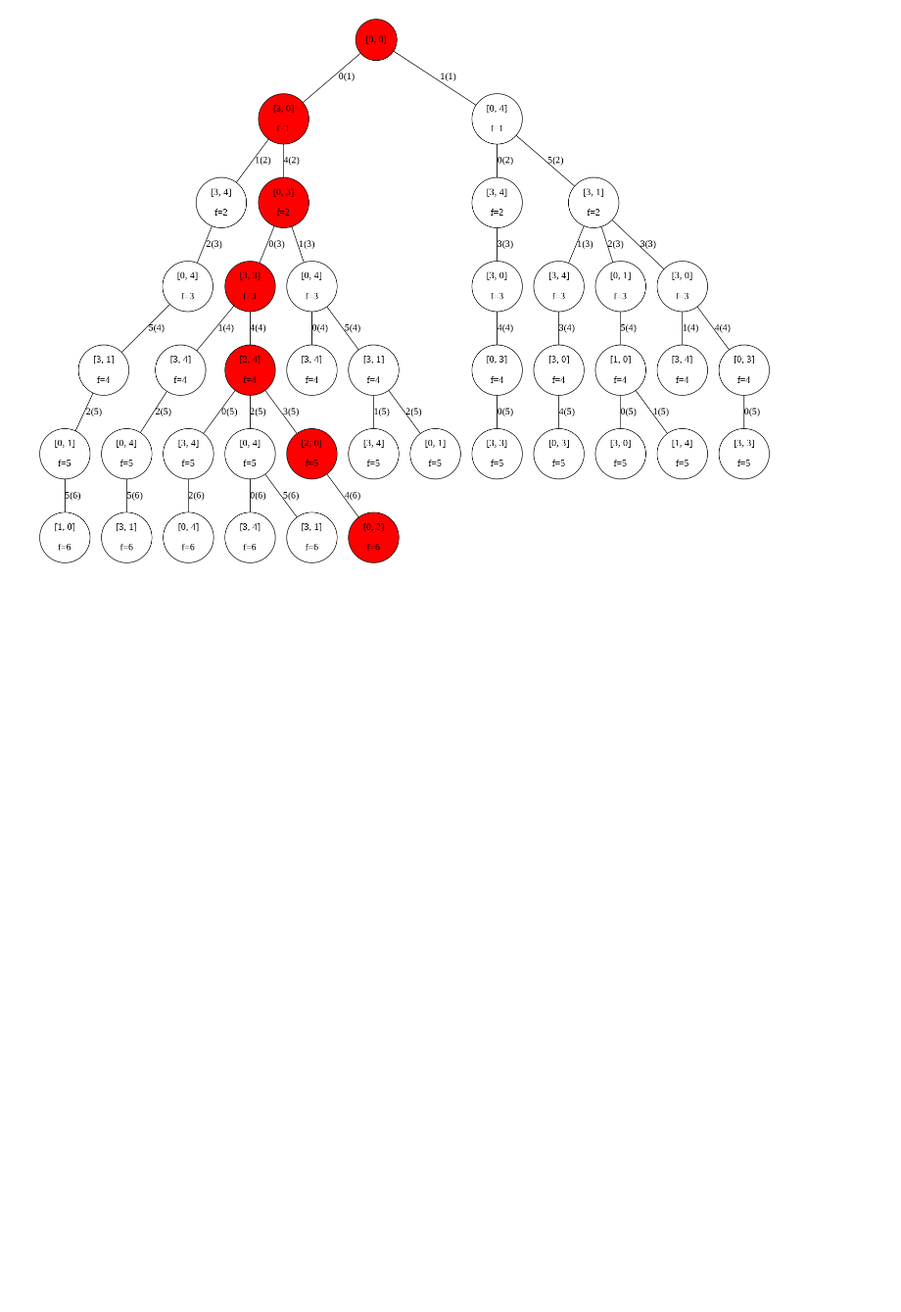
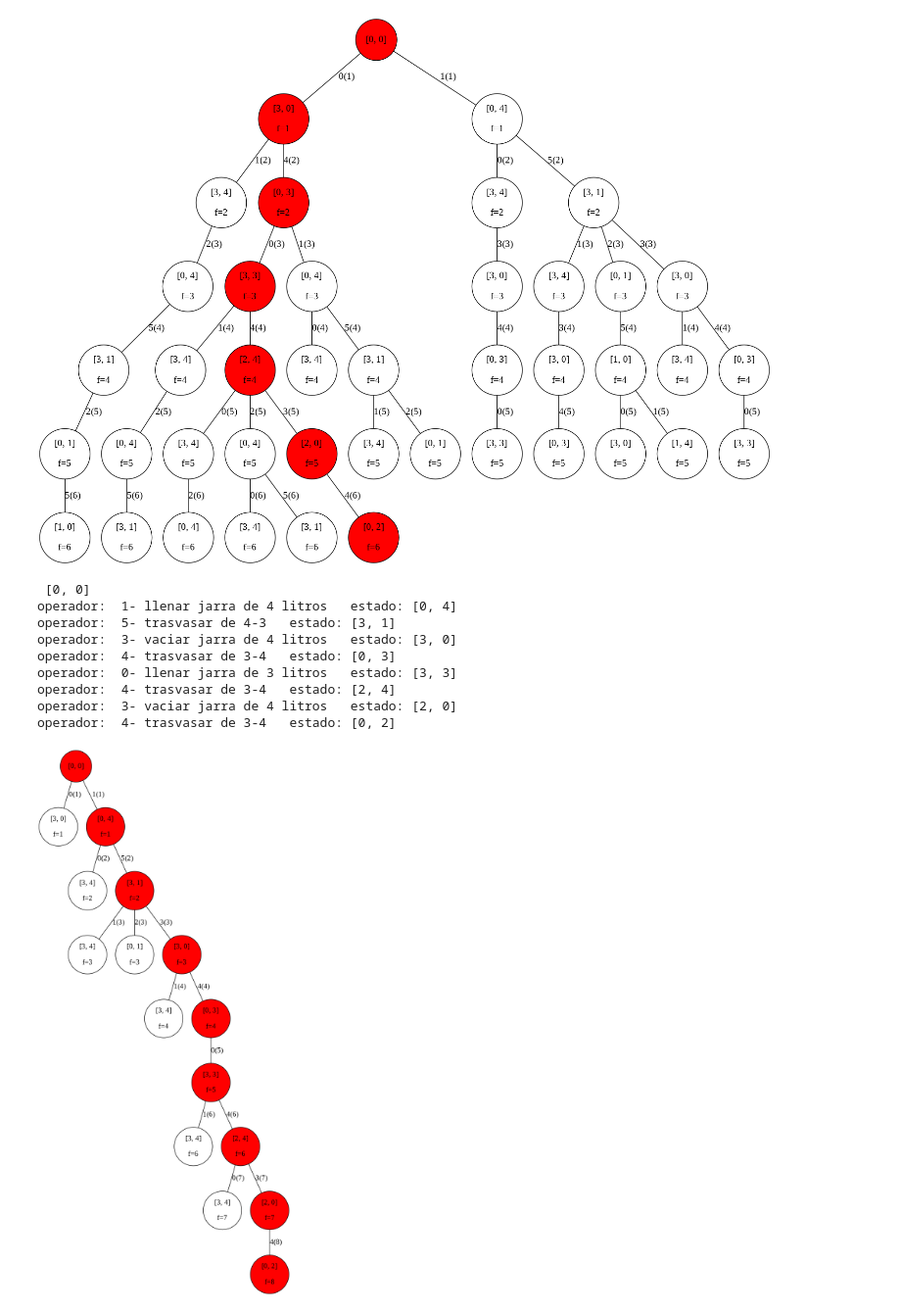
Before and after one commit to K-Viera/Python, a Jupyter notebook: BlindSearchIA.ipynb, the cells around one changed output. Shown at 98% size. Drawn from its saved outputs; the diff is of its cells as text; code cells hidden in the pictures; blank space fills up the shorter version.

Commit message:
depthFirst to rigth

```diff
--- a/BlindSearchIA.ipynb
+++ b/BlindSearchIA.ipynb
@@ -253,3 +253,35 @@ operador:  4- trasvasar de 3-4   estado: [2, 4]
 operador:  3- vaciar jarra de 4 litros   estado: [2, 0]
 operador:  4- trasvasar de 3-4   estado: [0, 2]
 [figure]
+# %%
+def depthFirst(root, endState, operators):
+  stack=[]
+  stack.append(root)
+  while len(stack)!=0:
+    actualNode=stack.pop()
+    children=actualNode.getchildrens(operators)
+    for i,child in enumerate(children):
+      if child is not None:
+        newChild=actualNode.add_child(value=actualNode.value+'-'+str(i),state=child,operator=i)
+        stack.append(newChild)
+      if endState==child:
+        return (root,newChild)
+# %%
+jarra=Jarra(value="inicio",state=initState)
+(tree, objective)=depthFirst(jarra,endState,operators=operators)
+path=objective.pathObjective()
+objective.printPath()
+graph=draw(tree, path)
+tree_image = Image(graph.create_png(), width=900, height=700)
+display(tree_image)
+# %% [output]
+ [0, 0]
+operador:  1- llenar jarra de 4 litros   estado: [0, 4]
+operador:  5- trasvasar de 4-3   estado: [3, 1]
+operador:  3- vaciar jarra de 4 litros   estado: [3, 0]
+operador:  4- trasvasar de 3-4   estado: [0, 3]
+operador:  0- llenar jarra de 3 litros   estado: [3, 3]
+operador:  4- trasvasar de 3-4   estado: [2, 4]
+operador:  3- vaciar jarra de 4 litros   estado: [2, 0]
+operador:  4- trasvasar de 3-4   estado: [0, 2]
+[figure, added]
```
